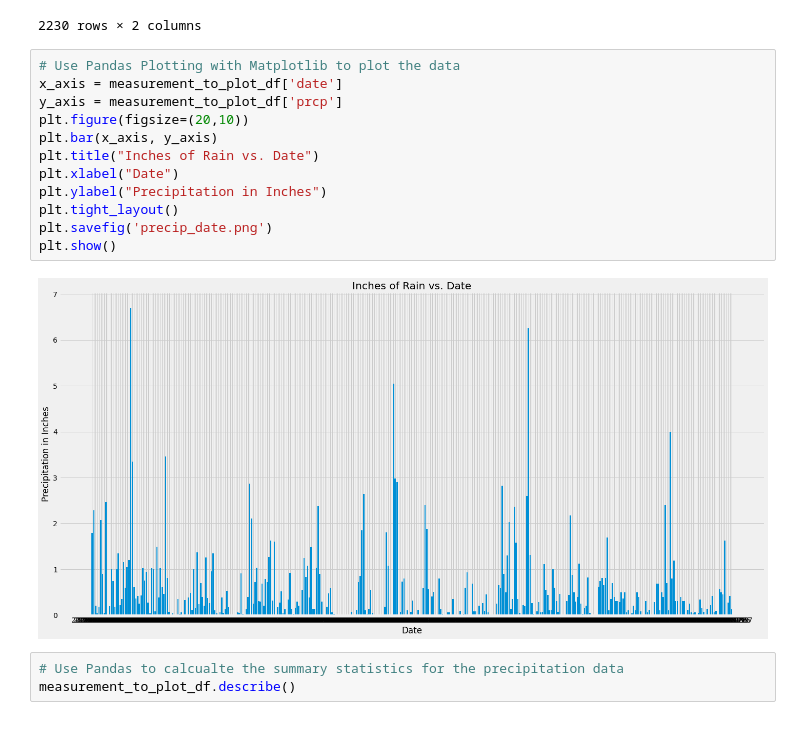
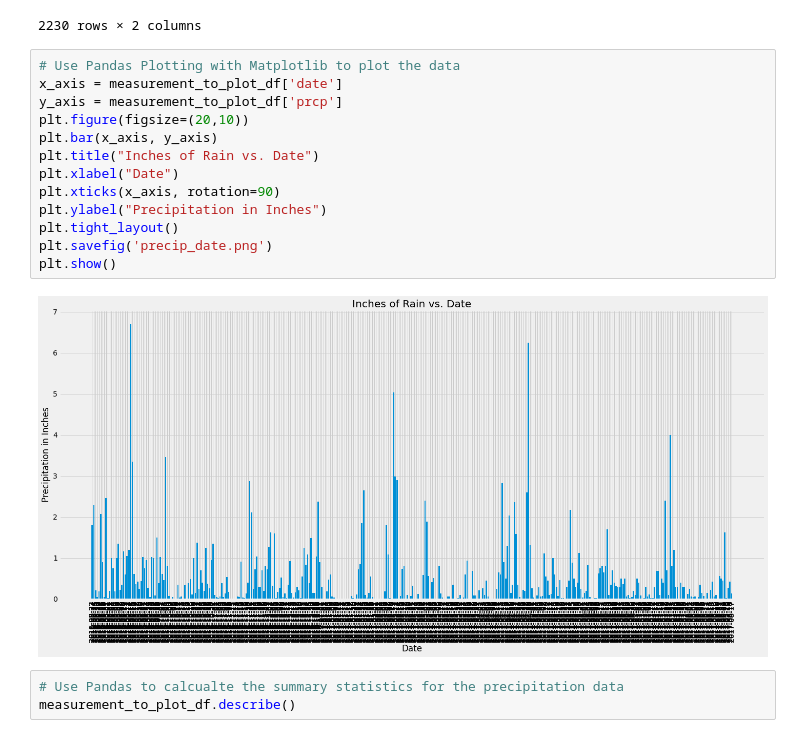
Before and after one commit to efennie/sqlalchemy-challenge, a Jupyter notebook: climate_starter.ipynb, the cells around one changed output. Cells and saved outputs as stored; diff of their text form.

```diff
--- a/climate_starter.ipynb
+++ b/climate_starter.ipynb
@@ -130,17 +130,18 @@ measurement_to_plot_df
 # %%
 # Use Pandas Plotting with Matplotlib to plot the data
 x_axis = measurement_to_plot_df['date']
 y_axis = measurement_to_plot_df['prcp']
 plt.figure(figsize=(20,10))
 plt.bar(x_axis, y_axis)
 plt.title("Inches of Rain vs. Date")
 plt.xlabel("Date")
+plt.xticks(x_axis, rotation=90)
 plt.ylabel("Precipitation in Inches")
 plt.tight_layout()
 plt.savefig('precip_date.png')
 plt.show()
 # %% [output]
-[figure, old version]
+[figure, new version]
 # %%
 # Use Pandas to calcualte the summary statistics for the precipitation data
 measurement_to_plot_df.describe()
```
Also changed, not shown: parts of 1 cell of this notebook.
